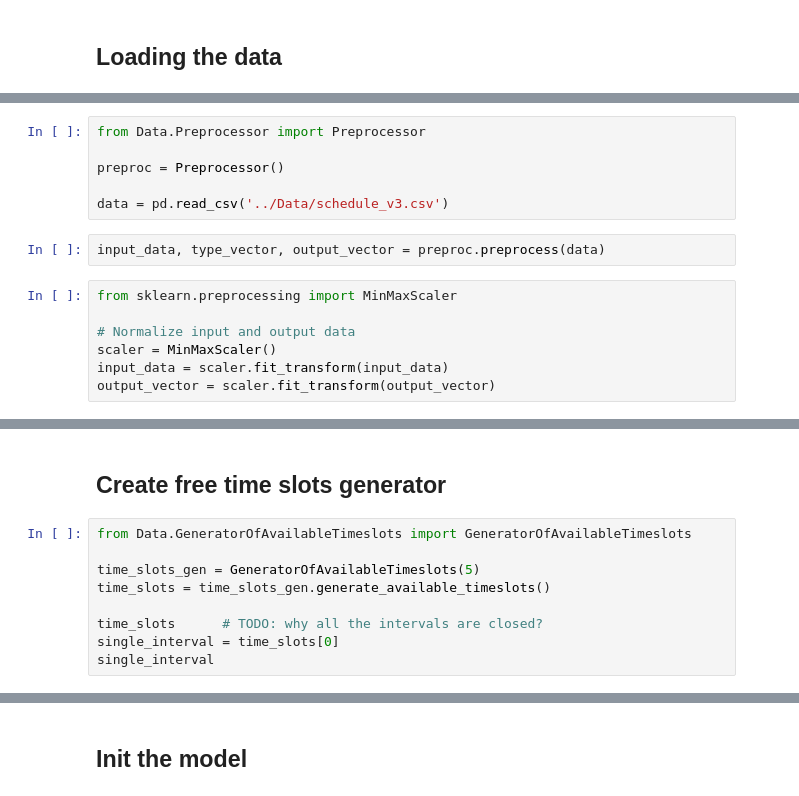
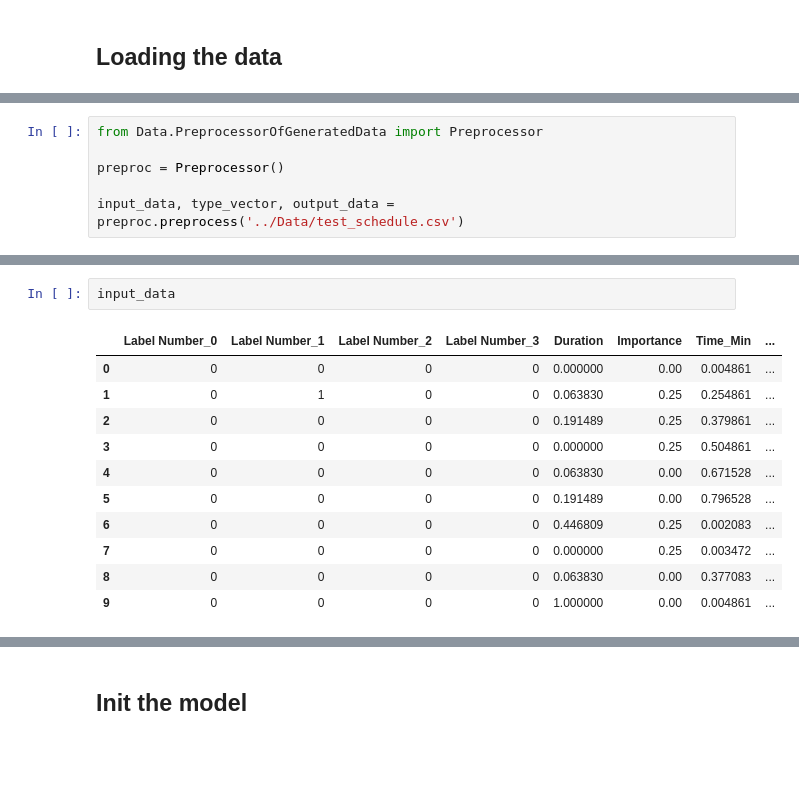
Before and after one commit to sofi12321/healthy-based-productivity, a Jupyter notebook: Model/model_test.ipynb, the cells around one changed output, grey strips where cells are left out. Saved outputs shown, nothing was run; the diff lists cells and outputs as text; blank space fills up the shorter version.

```diff
--- a/Model/model_test.ipynb
+++ b/Model/model_test.ipynb
@@ -23,15 +85,6 @@ device = 'cpu'
 # %%
-from Data.Preprocessor import Preprocessor
+from Data.PreprocessorOfGeneratedData import Preprocessor
 
 preproc = Preprocessor()
 
-data = pd.read_csv('../Data/schedule_v3.csv')
+input_data, type_vector, output_data = preproc.preprocess('../Data/test_schedule.csv')
-# %%
-input_data, type_vector, output_vector = preproc.preprocess(data)
-# %%
-from sklearn.preprocessing import MinMaxScaler
-
-# Normalize input and output data
-scaler = MinMaxScaler()
-input_data = scaler.fit_transform(input_data)
-output_vector = scaler.fit_transform(output_vector)
@@ -98,11 +91,14 @@ train_non_resched_dataloader = DataLoader2(non_resched_dataset, batch_size=batch
-# %% [markdown]
-## Create free time slots generator
-# %%
-from Data.GeneratorOfAvailableTimeslots import GeneratorOfAvailableTimeslots
-
-time_slots_gen = GeneratorOfAvailableTimeslots(5)
-time_slots = time_slots_gen.generate_available_timeslots()
-
-time_slots      # TODO: why all the intervals are closed?
-single_interval = time_slots[0]
-single_interval
+# %%
+input_data
+# %% [output]
+|  | Label Number_0 | Label Number_1 | Label Number_2 | Label Number_3 | Duration | Importance | Time_Min | ... |
+| 0 | 0 | 0 | 0 | 0 | 0.000000 | 0.00 | 0.004861 | ... |
+| 1 | 0 | 1 | 0 | 0 | 0.063830 | 0.25 | 0.254861 | ... |
+| 2 | 0 | 0 | 0 | 0 | 0.191489 | 0.25 | 0.379861 | ... |
+| 3 | 0 | 0 | 0 | 0 | 0.000000 | 0.25 | 0.504861 | ... |
+| 4 | 0 | 0 | 0 | 0 | 0.063830 | 0.00 | 0.671528 | ... |
+| 5 | 0 | 0 | 0 | 0 | 0.191489 | 0.00 | 0.796528 | ... |
+| 6 | 0 | 0 | 0 | 0 | 0.446809 | 0.25 | 0.002083 | ... |
+| 7 | 0 | 0 | 0 | 0 | 0.000000 | 0.25 | 0.003472 | ... |
+| 8 | 0 | 0 | 0 | 0 | 0.063830 | 0.00 | 0.377083 | ... |
+| 9 | 0 | 0 | 0 | 0 | 1.000000 | 0.00 | 0.004861 | ... |
```
Also changed, not shown: parts of 21 cells of this notebook, 4 other files.
